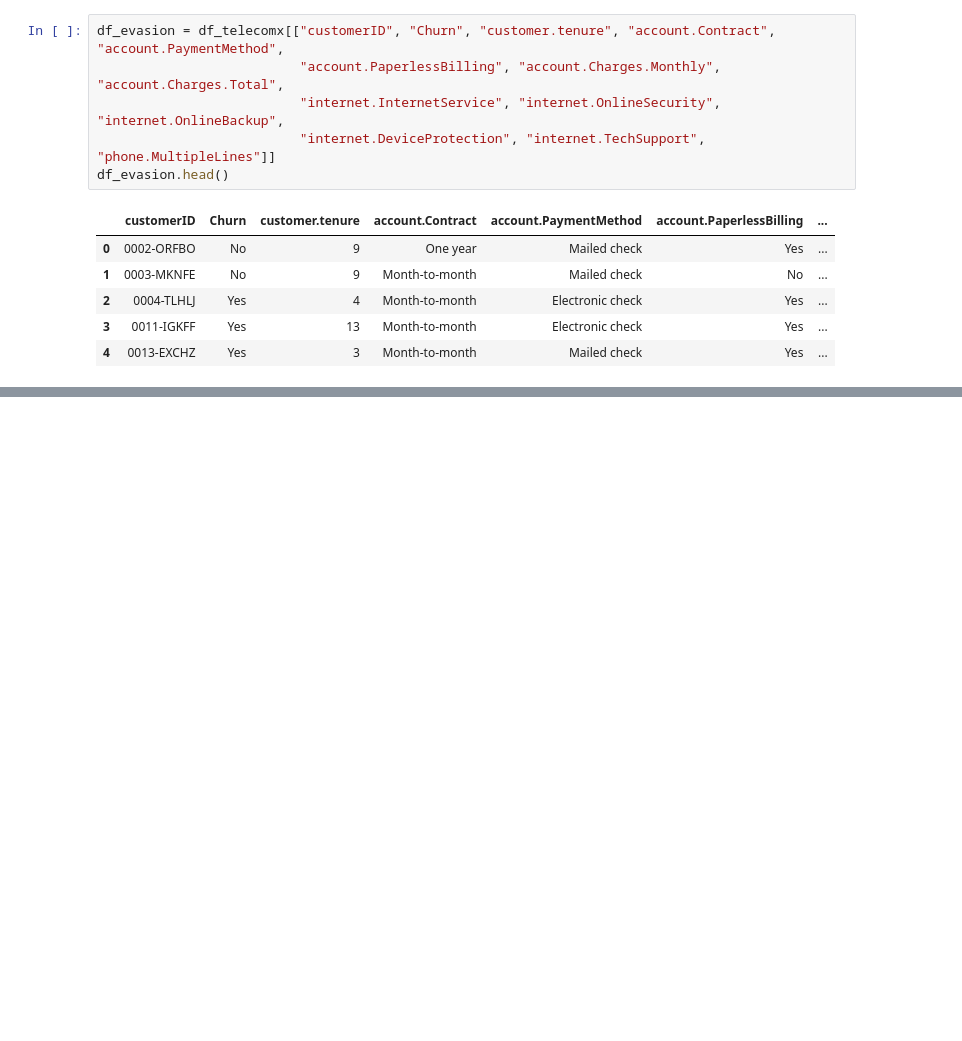
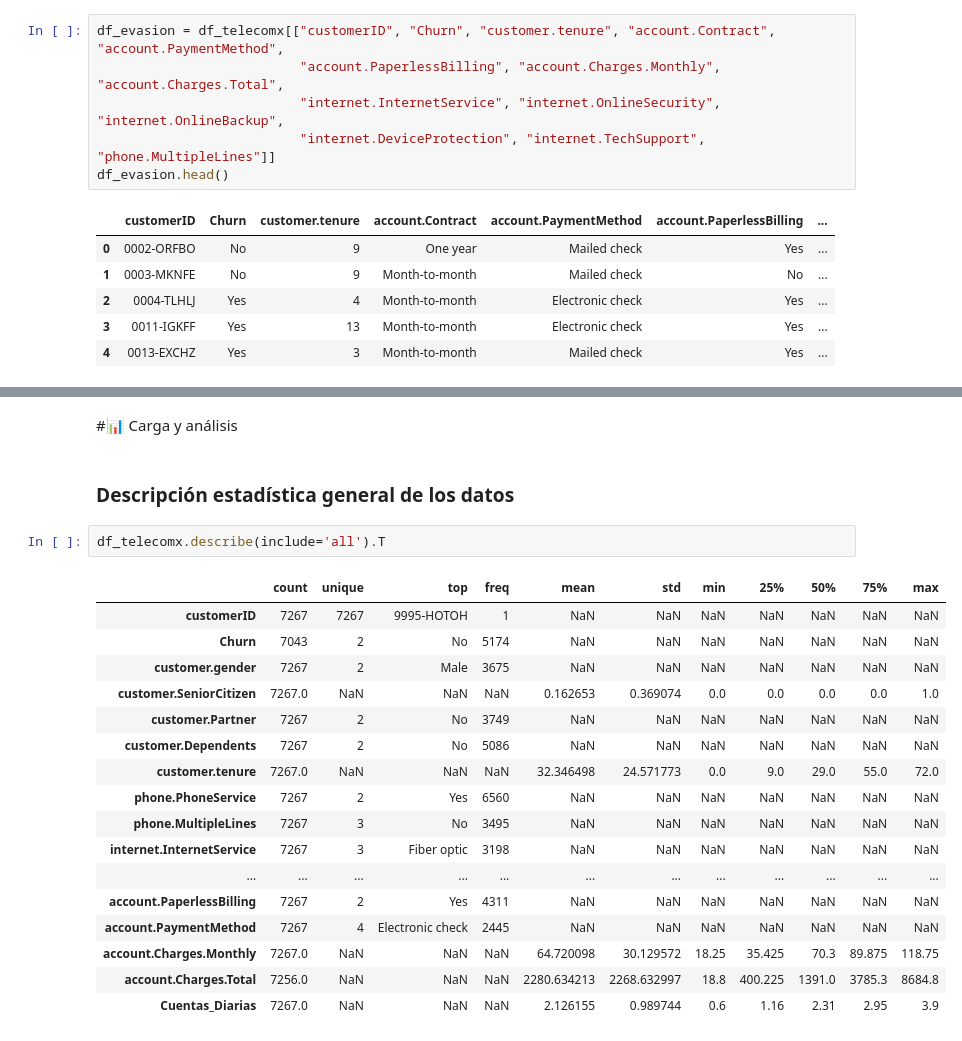
Before and after one commit to Codingencryptedcode/alura-Challenge-Telecom-X-1, a Jupyter notebook: Alura_challenge_TelecomX_1.ipynb, the cells around one changed output, grey strips where cells are left out. Cells and saved outputs as stored; diff of their text form; blank space fills up the shorter version.

```diff
--- a/Alura_challenge_TelecomX_1.ipynb
+++ b/Alura_challenge_TelecomX_1.ipynb
@@ -168,0 +182,24 @@ df_evasion.head()
+# %% [markdown]
+#📊 Carga y análisis
+# %% [markdown]
+### Descripción estadística general de los datos
+# %%
+df_telecomx.describe(include='all').T
+# %% [output]
+|  | count | unique | top | freq | mean | std | min | 25% | 50% | 75% | max |
+| customerID | 7267 | 7267 | 9995-HOTOH | 1 | NaN | NaN | NaN | NaN | NaN | NaN | NaN |
+| Churn | 7043 | 2 | No | 5174 | NaN | NaN | NaN | NaN | NaN | NaN | NaN |
+| customer.gender | 7267 | 2 | Male | 3675 | NaN | NaN | NaN | NaN | NaN | NaN | NaN |
+| customer.SeniorCitizen | 7267.0 | NaN | NaN | NaN | 0.162653 | 0.369074 | 0.0 | 0.0 | 0.0 | 0.0 | 1.0 |
+| customer.Partner | 7267 | 2 | No | 3749 | NaN | NaN | NaN | NaN | NaN | NaN | NaN |
+| customer.Dependents | 7267 | 2 | No | 5086 | NaN | NaN | NaN | NaN | NaN | NaN | NaN |
+| customer.tenure | 7267.0 | NaN | NaN | NaN | 32.346498 | 24.571773 | 0.0 | 9.0 | 29.0 | 55.0 | 72.0 |
+| phone.PhoneService | 7267 | 2 | Yes | 6560 | NaN | NaN | NaN | NaN | NaN | NaN | NaN |
+| phone.MultipleLines | 7267 | 3 | No | 3495 | NaN | NaN | NaN | NaN | NaN | NaN | NaN |
+| internet.InternetService | 7267 | 3 | Fiber optic | 3198 | NaN | NaN | NaN | NaN | NaN | NaN | NaN |
+| ... | ... | ... | ... | ... | ... | ... | ... | ... | ... | ... | ... |
+| account.PaperlessBilling | 7267 | 2 | Yes | 4311 | NaN | NaN | NaN | NaN | NaN | NaN | NaN |
+| account.PaymentMethod | 7267 | 4 | Electronic check | 2445 | NaN | NaN | NaN | NaN | NaN | NaN | NaN |
+| account.Charges.Monthly | 7267.0 | NaN | NaN | NaN | 64.720098 | 30.129572 | 18.25 | 35.425 | 70.3 | 89.875 | 118.75 |
+| account.Charges.Total | 7256.0 | NaN | NaN | NaN | 2280.634213 | 2268.632997 | 18.8 | 400.225 | 1391.0 | 3785.3 | 8684.8 |
+| Cuentas_Diarias | 7267.0 | NaN | NaN | NaN | 2.126155 | 0.989744 | 0.6 | 1.16 | 2.31 | 2.95 | 3.9 |
```
Also changed, not shown: parts of 10 cells of this notebook, 1 other file.
